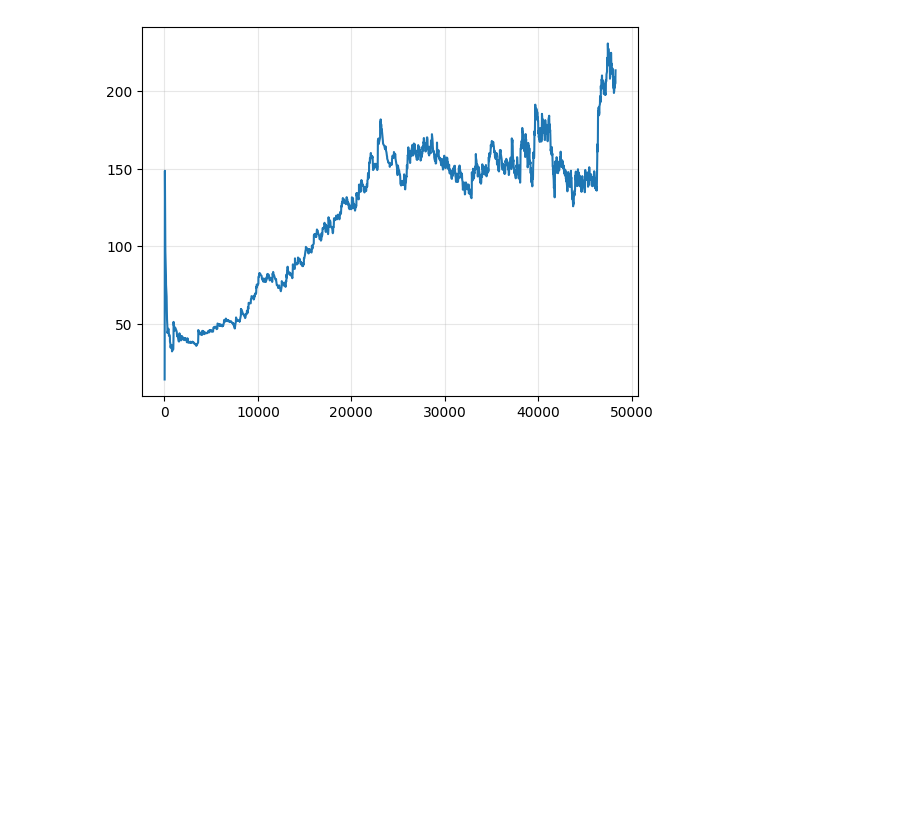
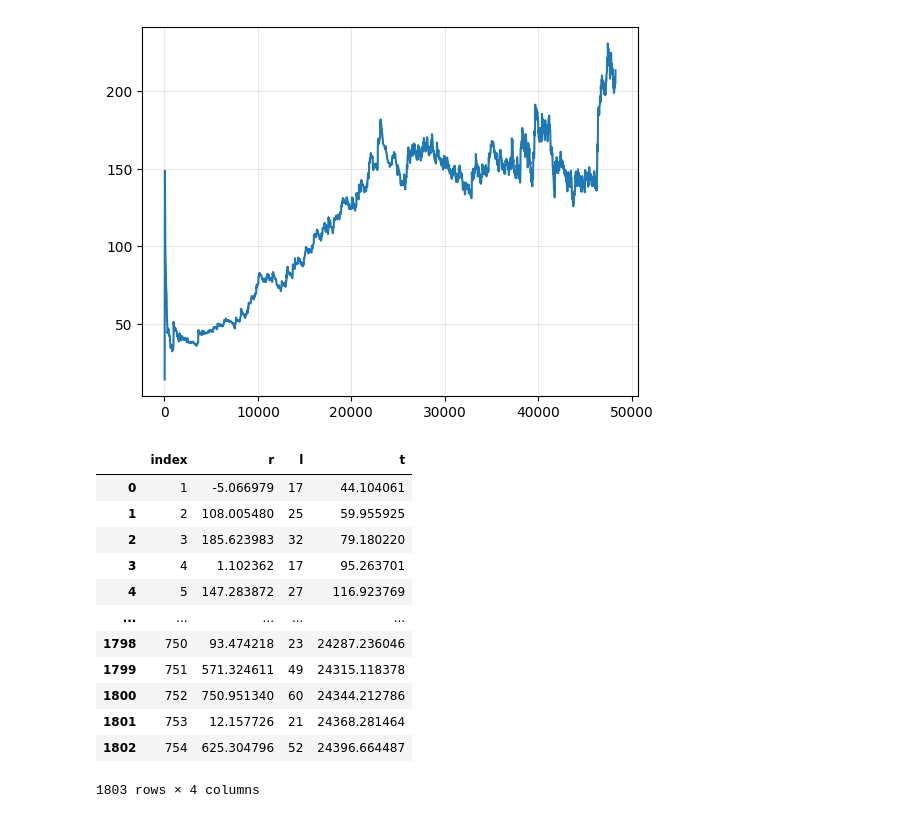
Before and after one commit to gustavomoers/E2E-CARLA-ReinforcementLearning-PPO, a Jupyter notebook: model_policy.ipynb, the cells around one changed output. Saved outputs shown, nothing was run; the diff lists cells and outputs as text; code cells hidden in the pictures; blank space fills up the shorter version.

```diff
--- a/model_policy.ipynb
+++ b/model_policy.ipynb
@@ -90,0 +100,16 @@ plt.show()
+# %%
+ep
+# %% [output]
+|  | index | r | l | t |
+| 0 | 1 | -5.066979 | 17 | 44.104061 |
+| 1 | 2 | 108.005480 | 25 | 59.955925 |
+| 2 | 3 | 185.623983 | 32 | 79.180220 |
+| 3 | 4 | 1.102362 | 17 | 95.263701 |
+| 4 | 5 | 147.283872 | 27 | 116.923769 |
+| ... | ... | ... | ... | ... |
+| 1798 | 750 | 93.474218 | 23 | 24287.236046 |
+| 1799 | 751 | 571.324611 | 49 | 24315.118378 |
+| 1800 | 752 | 750.951340 | 60 | 24344.212786 |
+| 1801 | 753 | 12.157726 | 21 | 24368.281464 |
+| 1802 | 754 | 625.304796 | 52 | 24396.664487 |
+1803 rows × 4 columns
```
Also changed, not shown: parts of 4 cells of this notebook, 10 other files.
